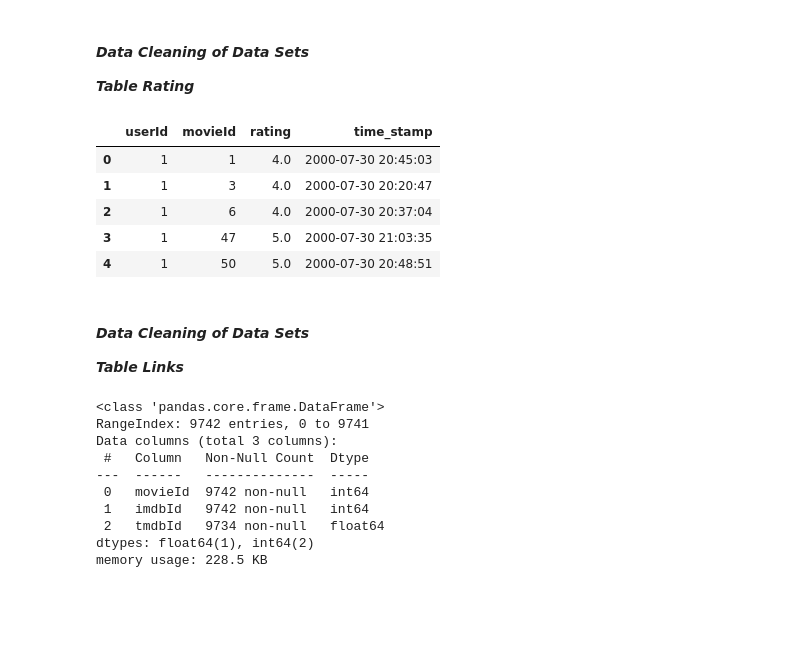
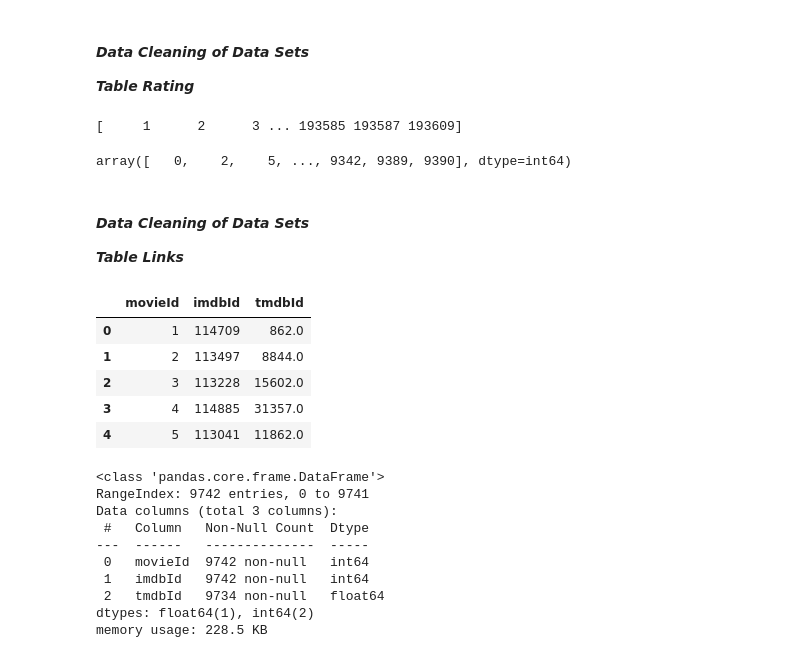
Before and after one commit to Shabnamdost/ds-capstone-recommendation, a Jupyter notebook: eda_hamid.ipynb, the cells around one changed output. Cells and saved outputs as stored; diff of their text form; code cells hidden in the pictures; blank space fills up the shorter version.

```diff
--- a/eda_hamid.ipynb
+++ b/eda_hamid.ipynb
@@ -91,0 +77,14 @@ df_ml_32m_rating = df_ml_32m_rating.drop('timestamp', axis = 1, inplace = False)
+# %%
+# unique movieIds
+movie_ids = df_ml_32m_movies.movieId.unique()
+print(movie_ids)
+
+# Define mapping
+mapping_dict = {int(j): int(i) for i, j in enumerate(movie_ids)} # i runs over the index and j runs over the enteries (movie_ids)
+
+# Apply mapping
+df_ml_32m_rating.movieId = df_ml_32m_rating.movieId.map(mapping_dict)
+df_ml_32m_rating.movieId.unique()
+# %% [output]
+[     1      2      3 ... 193585 193587 193609]
+array([   0,    2,    5, ..., 9342, 9389, 9390], dtype=int64)
@@ -92,15 +93,17 @@ df_ml_32m_rating = df_ml_32m_rating.drop('timestamp', axis = 1, inplace = False)
 # %%
-df_ml_32m_rating.head()
+df_ml_32m_rating.to_csv('./data/ml-latest-small/ratings_cleaned.csv')
-# %% [output]
-|  | userId | movieId | rating | time_stamp |
-| 0 | 1 | 1 | 4.0 | 2000-07-30 20:45:03 |
-| 1 | 1 | 3 | 4.0 | 2000-07-30 20:20:47 |
-| 2 | 1 | 6 | 4.0 | 2000-07-30 20:37:04 |
-| 3 | 1 | 47 | 5.0 | 2000-07-30 21:03:35 |
-| 4 | 1 | 50 | 5.0 | 2000-07-30 20:48:51 |
 # %% [markdown]
 #### ***Data Cleaning of Data Sets***
 ***Table Links***
+# %%
+df_ml_32m_links.head()
+# %% [output]
+|  | movieId | imdbId | tmdbId |
+| 0 | 1 | 114709 | 862.0 |
+| 1 | 2 | 113497 | 8844.0 |
+| 2 | 3 | 113228 | 15602.0 |
+| 3 | 4 | 114885 | 31357.0 |
+| 4 | 5 | 113041 | 11862.0 |
 # %%
 df_ml_32m_links.info()
 # %% [output]
```
Also changed, not shown: parts of 17 cells of this notebook, 3 other files.
